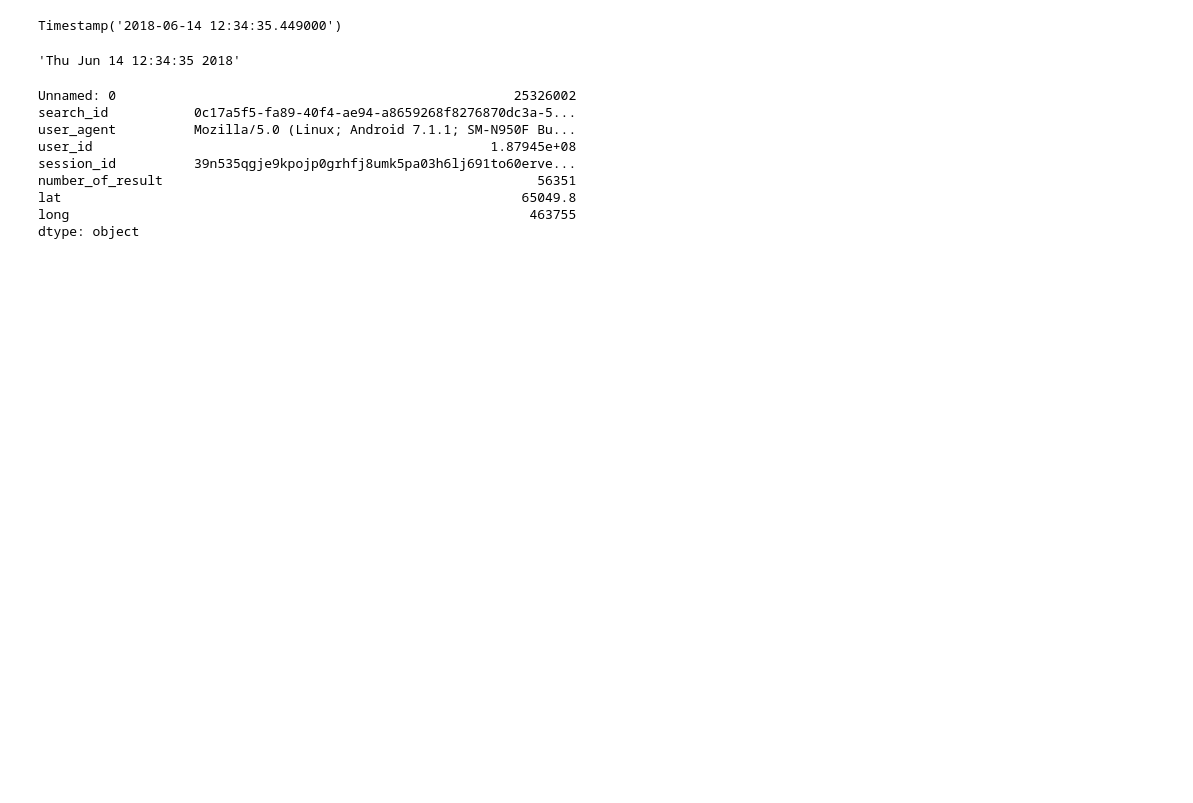
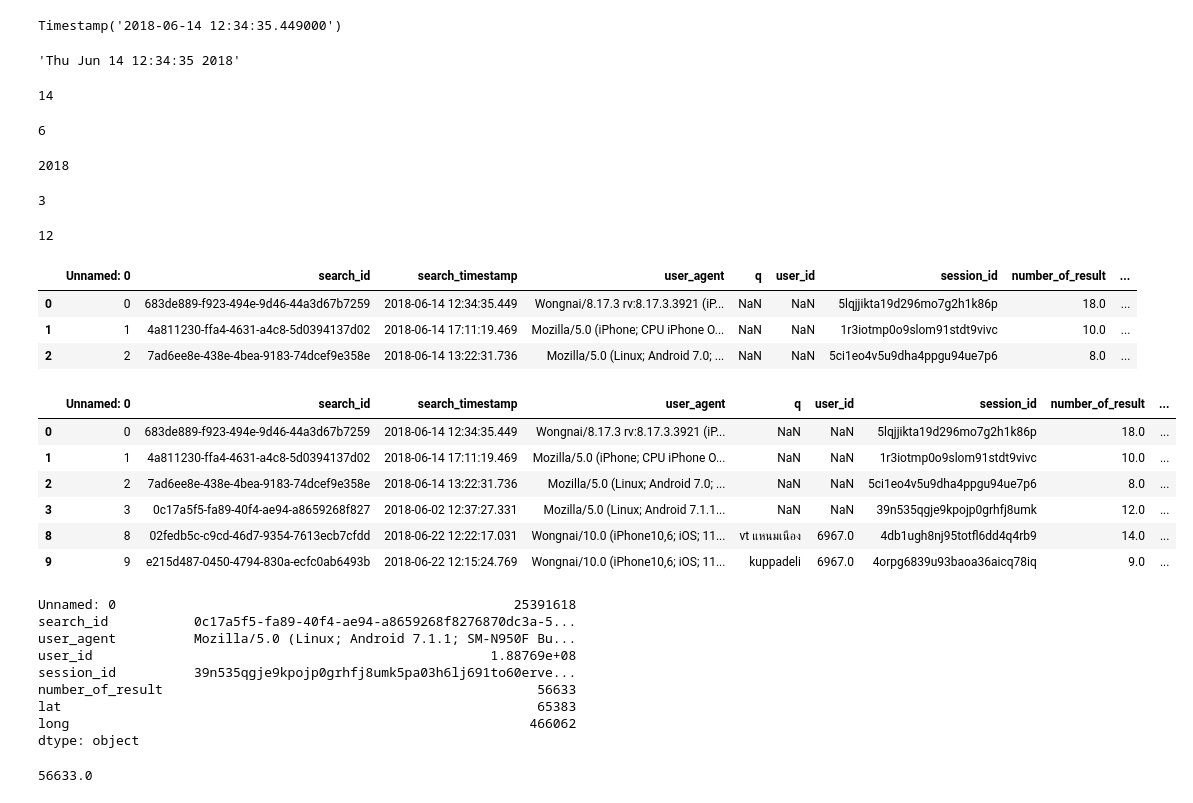
Before and after one commit to Yaninns/data_viz, a Jupyter notebook: Quiz5.ipynb, the cells around one changed output. Drawn from its saved outputs; the diff is of its cells as text; code cells hidden in the pictures; blank space fills up the shorter version.

```diff
--- a/Quiz5.ipynb
+++ b/Quiz5.ipynb
@@ -44,16 +59,57 @@ Timestamp('2018-06-14 12:34:35.449000')
 datetime(2018, 6, 14, 12, 34, 35).ctime()
 # %% [output]
 'Thu Jun 14 12:34:35 2018'
+# %%
+top_table.iloc[0,-1].day
+# %% [output]
+14
+# %%
+top_table.iloc[0,-1].month
+# %% [output]
+6
+# %%
+top_table.iloc[0,-1].year
+# %% [output]
+2018
+# %%
+top_table.iloc[0,-1].dayofweek
+# %% [output]
+3
+# %%
+top_table.iloc[0,-1].hour
+# %% [output]
+12
+# %%
+top_table[top_table['search_timestamp_v2'].dt.dayofweek == 3]
+# %% [output]
+|  | Unnamed: 0 | search_id | search_timestamp | user_agent | q | user_id | session_id | number_of_result | ... |
+| 0 | 0 | 683de889-f923-494e-9d46-44a3d67b7259 | 2018-06-14 12:34:35.449 | Wongnai/8.17.3 rv:8.17.3.3921 (iP... | NaN | NaN | 5lqjjikta19d296mo7g2h1k86p | 18.0 | ... |
+| 1 | 1 | 4a811230-ffa4-4631-a4c8-5d0394137d02 | 2018-06-14 17:11:19.469 | Mozilla/5.0 (iPhone; CPU iPhone O... | NaN | NaN | 1r3iotmp0o9slom91stdt9vivc | 10.0 | ... |
+| 2 | 2 | 7ad6ee8e-438e-4bea-9183-74dcef9e358e | 2018-06-14 13:22:31.736 | Mozilla/5.0 (Linux; Android 7.0; ... | NaN | NaN | 5ci1eo4v5u9dha4ppgu94ue7p6 | 8.0 | ... |
+# %%
+top_table[top_table['search_timestamp_v2'].dt.time>time(hour=12)] ##ดึงข้อมูลหลังเที่ยง
+# %% [output]
+|  | Unnamed: 0 | search_id | search_timestamp | user_agent | q | user_id | session_id | number_of_result | ... |
+| 0 | 0 | 683de889-f923-494e-9d46-44a3d67b7259 | 2018-06-14 12:34:35.449 | Wongnai/8.17.3 rv:8.17.3.3921 (iP... | NaN | NaN | 5lqjjikta19d296mo7g2h1k86p | 18.0 | ... |
+| 1 | 1 | 4a811230-ffa4-4631-a4c8-5d0394137d02 | 2018-06-14 17:11:19.469 | Mozilla/5.0 (iPhone; CPU iPhone O... | NaN | NaN | 1r3iotmp0o9slom91stdt9vivc | 10.0 | ... |
+| 2 | 2 | 7ad6ee8e-438e-4bea-9183-74dcef9e358e | 2018-06-14 13:22:31.736 | Mozilla/5.0 (Linux; Android 7.0; ... | NaN | NaN | 5ci1eo4v5u9dha4ppgu94ue7p6 | 8.0 | ... |
+| 3 | 3 | 0c17a5f5-fa89-40f4-ae94-a8659268f827 | 2018-06-02 12:37:27.331 | Mozilla/5.0 (Linux; Android 7.1.1... | NaN | NaN | 39n535qgje9kpojp0grhfj8umk | 12.0 | ... |
+| 8 | 8 | 02fedb5c-c9cd-46d7-9354-7613ecb7cfdd | 2018-06-22 12:22:17.031 | Wongnai/10.0 (iPhone10,6; iOS; 11... | vt แหนมเนือง | 6967.0 | 4db1ugh8nj95totfl6dd4q4rb9 | 14.0 | ... |
+| 9 | 9 | e215d487-0450-4794-830a-ecfc0ab6493b | 2018-06-22 12:15:24.769 | Wongnai/10.0 (iPhone10,6; iOS; 11... | kuppadeli | 6967.0 | 4orpg6839u93baoa36aicq78iq | 9.0 | ... |
 # %%
-A = data[data['search_timestamp']<datetime(2018, 6, 14, 11, 00, 00)].sum()
+A = data[data['search_timestamp']<=datetime(2018, 6, 14, 11, 59, 00)].sum()
 print(A)
 # %% [output]
-Unnamed: 0                                                   25326002
+Unnamed: 0                                                   25391618
 search_id           0c17a5f5-fa89-40f4-ae94-a8659268f8276870dc3a-5...
 user_agent          Mozilla/5.0 (Linux; Android 7.1.1; SM-N950F Bu...
-user_id                                                   1.87945e+08
+user_id                                                   1.88769e+08
 session_id          39n535qgje9kpojp0grhfj8umk5pa03h6lj691to60erve...
-number_of_result                                                56351
-lat                                                           65049.8
-long                                                           463755
+number_of_result                                                56633
+lat                                                             65383
+long                                                           466062
 dtype: object
+# %%
+A['number_of_result']
+# %% [output]
+56633.0
```
Also changed, not shown: parts of 3 cells of this notebook.
